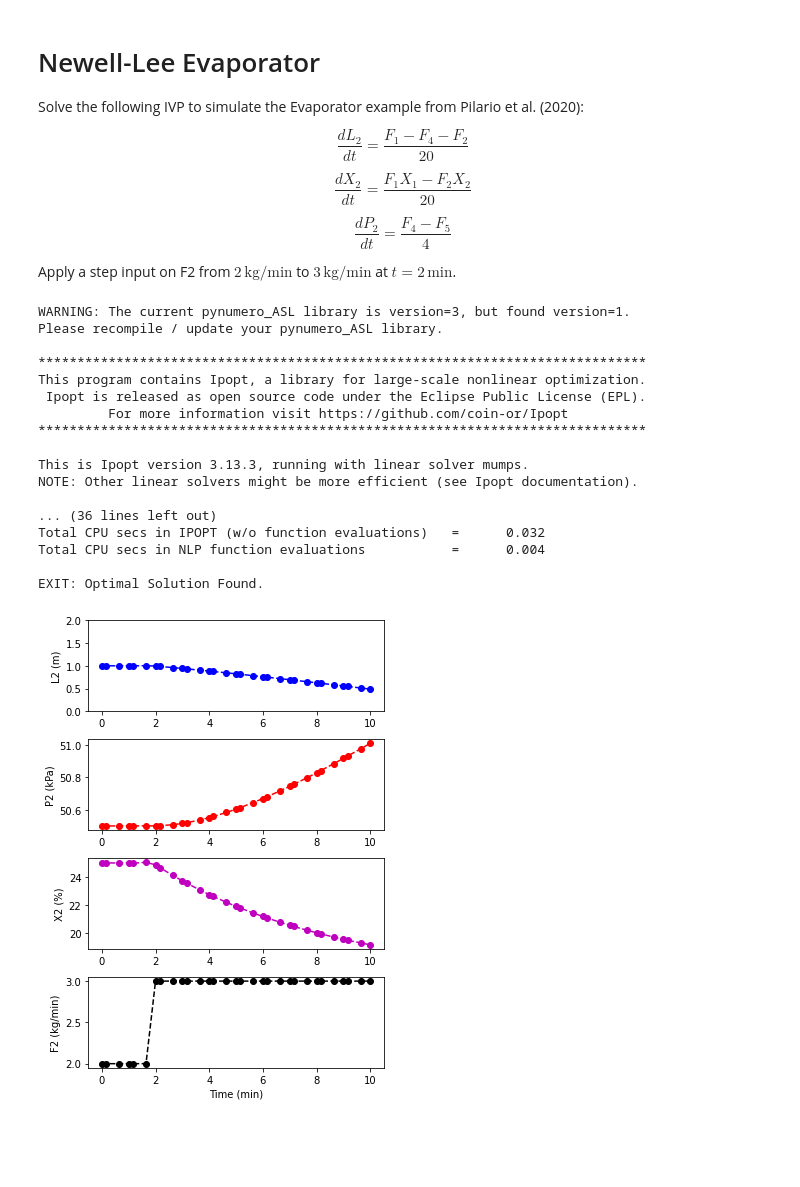
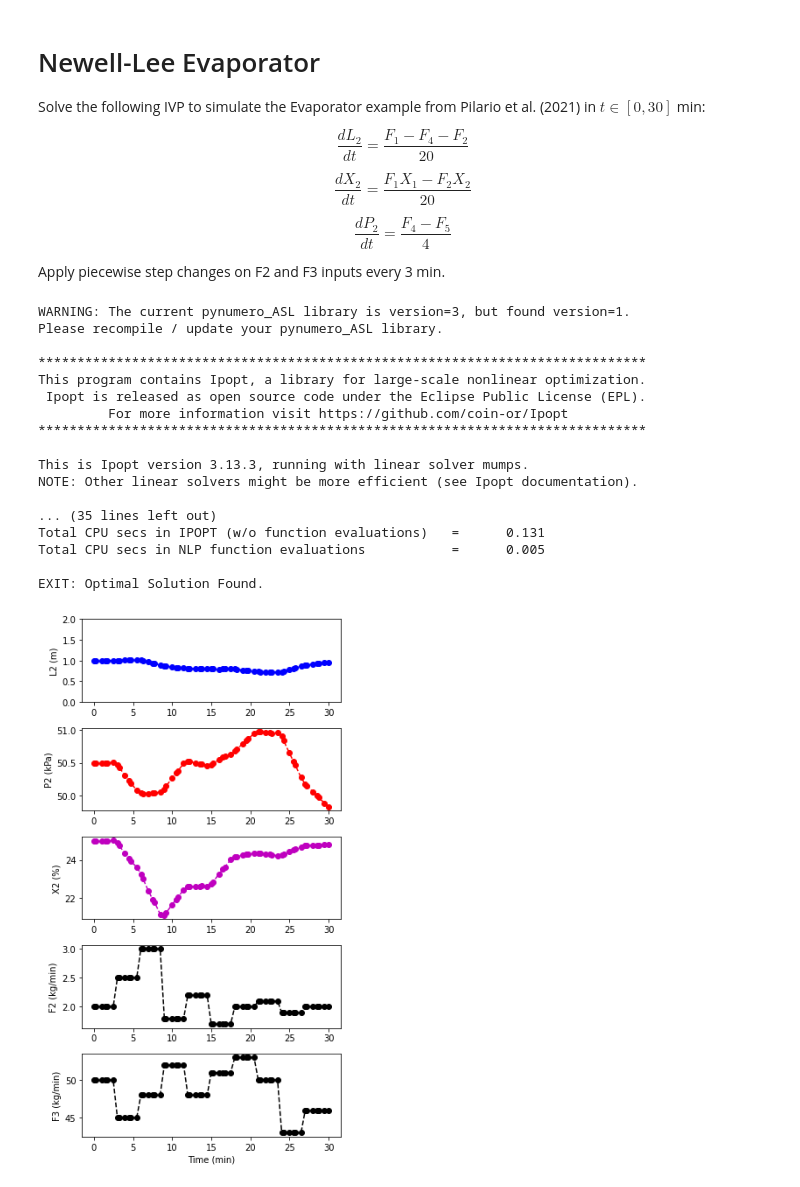
Before and after one commit to kspilario/mypyomo_examples, a Jupyter notebook: Evaporator_Sim.ipynb, the cells around one changed output. Drawn from its saved outputs; the diff is of its cells as text; code cells hidden in the pictures; blank space fills up the shorter version.

```diff
--- a/Evaporator_Sim.ipynb
+++ b/Evaporator_Sim.ipynb
@@ -1,7 +1,7 @@
 # %% [markdown]
 # Newell-Lee Evaporator
 
-Solve the following IVP to simulate the Evaporator example from Pilario et al. (2020):
+Solve the following IVP to simulate the Evaporator example from Pilario et al. (2021) in $t\in[0, 30]$ min:
 
 $$ \frac{dL_2}{dt} = \frac{F_1-F_4-F_2}{20}$$
 
@@ -9,7 +9,7 @@ $$ \frac{dX_2}{dt} = \frac{F_1 X_1 - F_2 X_2}{20} $$
 
 $$ \frac{dP_2}{dt} = \frac{F_4 - F_5}{4} $$
 
-Apply a step input on F2 from $2\,\mathrm{kg/min}$ to $3\,\mathrm{kg/min}$ at $t=2\,\mathrm{min}$.
+Apply piecewise step changes on F2 and F3 inputs every 3 min.
 # %%
 from scipy.integrate import solve_ivp
 from pyomo.environ import *
@@ -18,7 +19,7 @@ import matplotlib.pyplot as plt
 # %%
 evap = ConcreteModel()
 
-evap.tf = Param(initialize=10)
+evap.tf = Param(initialize=30)
 evap.t = ContinuousSet(bounds=(0,evap.tf))
 
 # States
@@ -31,10 +32,10 @@ evap.F200 = Var(evap.t, initialize=208, bounds=(0, 400))
 evap.P100 = Var(evap.t, initialize=194.7, bounds=(0, 400))
 evap.T200 = Var(evap.t, initialize=25)
 evap.F1 = Var(evap.t, initialize=10)
-evap.F2 = Var(evap.t, initialize=2, bounds=(0, 4))
+evap.F2 = Param(evap.t, initialize=2, mutable=True)
 evap.X1 = Var(evap.t, initialize=5)
 evap.T1 = Var(evap.t, initialize=40)
-evap.F3 = Var(evap.t, initialize=50)
+evap.F3 = Param(evap.t, initialize=50, mutable=True)
 
 # Other outputs
 evap.F4 = Var(evap.t, initialize=8)
@@ -52,7 +53,7 @@ evap.dL2dt = DerivativeVar(evap.L2)
 evap.dP2dt = DerivativeVar(evap.P2)
 evap.dX2dt = DerivativeVar(evap.X2)
 
-#evap.obj = Objective(expr=evap.X2[evap.tf], sense=maximize)
+# Set an objective
 evap.obj = Objective(expr=1)
 
 def _z1dot(m, i):
@@ -108,16 +109,7 @@ def _init(m):
     yield m.L2[0] == 1.0
     yield m.P2[0] == 50.5
     yield m.X2[0] == 25
-
 evap.initcon = ConstraintList(rule=_init)
-
-def _step(m, i):
-    if i < 2:
-        return m.F2[i] == 2
-    else:
-        return m.F2[i] == 3
-
-evap.step = Constraint(evap.t, rule=_step)
 
 # Set all other inputs (incl. disturbances) as constant over time
 evap.F200con = Constraint(evap.t, rule=lambda m, i: m.F200[i] == 208)
@@ -125,7 +117,7 @@ evap.P100con = Constraint(evap.t, rule=lambda m, i: m.P100[i] == 194.7)
 evap.T200con = Constraint(evap.t, rule=lambda m, i: m.T200[i] == 25)
 evap.F1con   = Constraint(evap.t, rule=lambda m, i: m.F1[i] == 10)
 #evap.F2con   = Constraint(evap.t, rule=lambda m, i: m.F2[i] == 2)
-evap.F3con   = Constraint(evap.t, rule=lambda m, i: m.F3[i] == 50)
+#evap.F3con   = Constraint(evap.t, rule=lambda m, i: m.F3[i] == 50)
 evap.X1con   = Constraint(evap.t, rule=lambda m, i: m.X1[i] == 5)
 evap.T1con   = Constraint(evap.t, rule=lambda m, i: m.T1[i] == 40)
 
@@ -134,7 +126,16 @@ evap.T1con   = Constraint(evap.t, rule=lambda m, i: m.T1[i] == 40)
 #discretizer.apply_to(evap, nfe=50, scheme='BACKWARD')
 
 discretizer = TransformationFactory('dae.collocation')
-discretizer.apply_to(evap, nfe=10, ncp=3 , scheme='LAGRANGE-RADAU')
+discretizer.apply_to(evap, nfe=20, ncp=3 , scheme='LAGRANGE-RADAU')
+
+# Step change data for F2
+timepoints  = list(evap.t)
+F2data = np.array([2, 2.5, 3, 1.8, 2.2, 1.7, 2, 2.1, 1.9, 2.0])
+F3data = np.array([50, 45, 48, 52, 48, 51, 53, 50, 43, 46])
+i_data = np.array([0, 3, 6, 9, 12, 15, 18, 21, 24, 27])
+for i, t in enumerate(timepoints):
+    evap.F2[t] = F2data[np.argwhere(t>=i_data)[-1]]
+    evap.F3[t] = F3data[np.argwhere(t>=i_data)[-1]]
 
 # Solve using Pyomo IPOPT
 solver = SolverFactory('cyipopt')
@@ -145,44 +146,49 @@ colloc_L2 = [value(evap.L2[i]) for i in evap.t]
 colloc_P2 = [value(evap.P2[i]) for i in evap.t]
 colloc_X2 = [value(evap.X2[i]) for i in evap.t]
 colloc_F2 = [value(evap.F2[i]) for i in evap.t]
+colloc_F3 = [value(evap.F3[i]) for i in evap.t]
 
-plt.figure(figsize=(5, 7))
-plt.subplot(411)
+plt.figure(figsize=(5, 9))
+plt.subplot(511)
 plt.plot(colloc_t,colloc_L2,'bo--')
 plt.ticklabel_format(useOffset=False, style='plain')
 plt.ylim([0, 2])
 plt.ylabel('L2 (m)')
-plt.subplot(412)
+plt.subplot(512)
 plt.plot(colloc_t,colloc_P2,'ro--')
 plt.ticklabel_format(useOffset=False, style='plain')
 plt.ylabel('P2 (kPa)')
-plt.subplot(413)
+plt.subplot(513)
 plt.plot(colloc_t,colloc_X2,'mo--')
 plt.ticklabel_format(useOffset=False, style='plain')
 plt.ylabel('X2 (%)')
-plt.subplot(414)
+plt.subplot(514)
 plt.plot(colloc_t,colloc_F2,'ko--')
 plt.ticklabel_format(useOffset=False, style='plain')
 plt.ylabel('F2 (kg/min)')
+plt.subplot(515)
+plt.plot(colloc_t,colloc_F3,'ko--')
+plt.ticklabel_format(useOffset=False, style='plain')
+plt.ylabel('F3 (kg/min)')
 plt.xlabel('Time (min)')
 plt.tight_layout()
 plt.show()
 # %% [output]
 WARNING: The current pynumero_ASL library is version=3, but found version=1.
 Please recompile / update your pynumero_ASL library.
 
 ******************************************************************************
 This program contains Ipopt, a library for large-scale nonlinear optimization.
  Ipopt is released as open source code under the Eclipse Public License (EPL).
          For more information visit https://github.com/coin-or/Ipopt
 ******************************************************************************
 
 This is Ipopt version 3.13.3, running with linear solver mumps.
 NOTE: Other linear solvers might be more efficient (see Ipopt documentation).
 
-... (36 lines left out)
-Total CPU secs in IPOPT (w/o function evaluations)   =      0.032
-Total CPU secs in NLP function evaluations           =      0.004
+... (35 lines left out)
+Total CPU secs in IPOPT (w/o function evaluations)   =      0.131
+Total CPU secs in NLP function evaluations           =      0.005
 
 EXIT: Optimal Solution Found.
-[figure, old version]
+[figure, new version]
```
Also changed, not shown: parts of 1 cell of this notebook.
